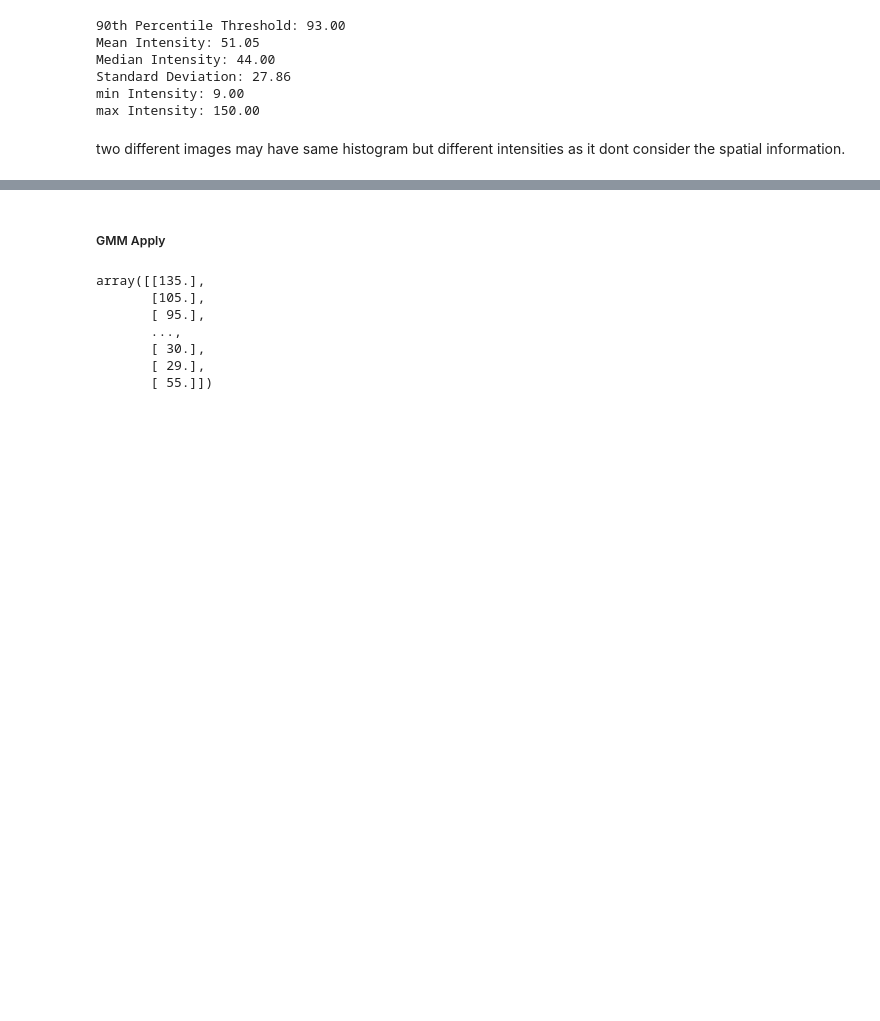
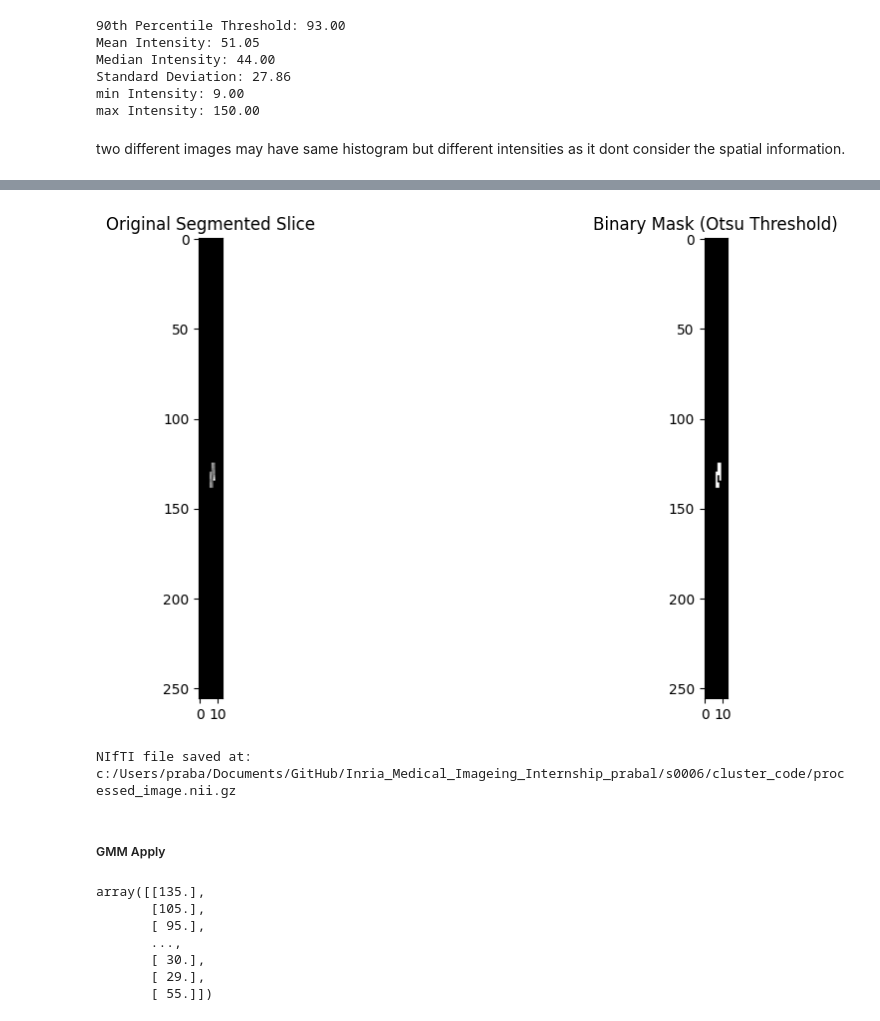
Before and after one commit to prabal5ghosh/Inria_Medical_Imageing_Internship_prabal, a Jupyter notebook: s0006/cluster_code/segmented_pixels_intensity_only_intensity.ipynb, the cells around one changed output, grey strips where cells are left out. Saved outputs shown, nothing was run; the diff lists cells and outputs as text; code cells hidden in the pictures; blank space fills up the shorter version.

```diff
--- a/s0006/cluster_code/segmented_pixels_intensity_only_intensity.ipynb
+++ b/s0006/cluster_code/segmented_pixels_intensity_only_intensity.ipynb
@@ -333,0 +334,9 @@ two different images may have same histogram but different intensities as it don
+# %%
+from skimage.filters import threshold_otsu
+import numpy as np
+import matplotlib.pyplot as plt
+
+non_zero_data = segmented_data[segmented_data > 0]
+# %%
+#  Otsu's threshold
+otsu_threshold = threshold_otsu(non_zero_data)
@@ -333,0 +347,4 @@ two different images may have same histogram but different intensities as it don
+# %%
+
+# Create a binary mask based on the threshold
+binary_mask = segmented_data > otsu_threshold
@@ -334,3 +371,28 @@ two different images may have same histogram but different intensities as it don
+# %%
+
+plt.figure(figsize=(12, 6))
+plt.subplot(1, 2, 1)
+plt.imshow(segmented_data[:, :, segmented_data.shape[2] // 3], cmap='gray')
+plt.title('Original Segmented Slice')
+plt.subplot(1, 2, 2)
+plt.imshow(binary_mask[:, :, segmented_data.shape[2] // 3], cmap='gray')
+plt.title('Binary Mask (Otsu Threshold)')
+plt.show()
+# %% [output]
+[figure, added]
+# %%
+import nibabel as nib
+import numpy as np
+
+nifti_img = nib.Nifti1Image(binary_mask, affine=segmented_img.affine, header=segmented_img.header)
+
+# Save the NIfTI image to a file
+output_path = 'c:/Users/praba/Documents/GitHub/Inria_Medical_Imageing_Internship_prabal/s0006/cluster_code/processed_image.nii.gz'
+nib.save(nifti_img, output_path)
+
+print(f"NIfTI file saved at: {output_path}")
+# %% [output]
+NIfTI file saved at: c:/Users/praba/Documents/GitHub/Inria_Medical_Imageing_Internship_prabal/s0006/cluster_code/processed_image.nii.gz
 # %% [markdown]
 ##### GMM Apply
 # %%
```
Also changed, not shown: parts of 6 cells of this notebook.
